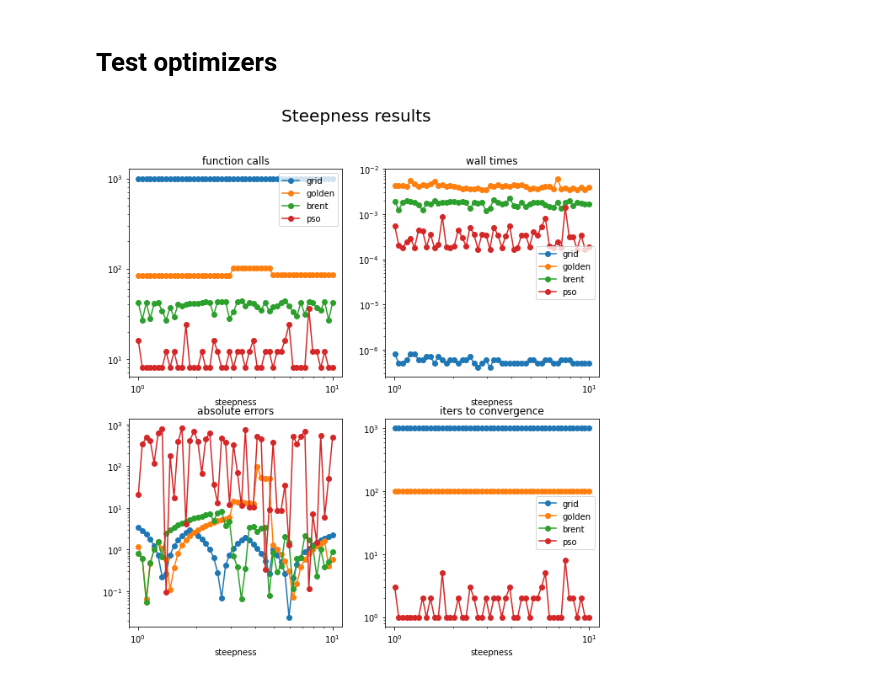
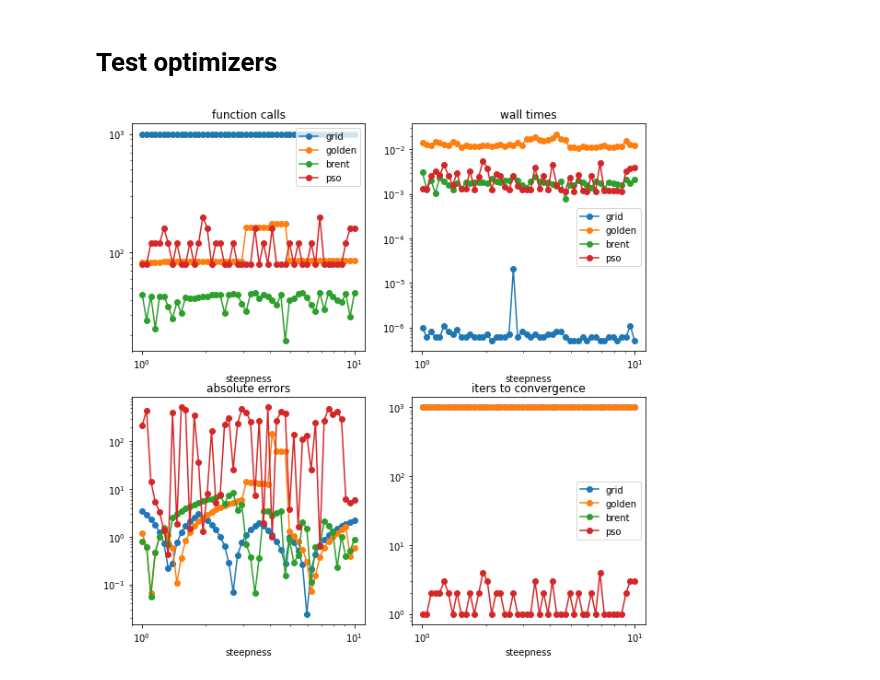
Before and after one commit to tdhoffman/gwr-optimizers, a Jupyter notebook: code/notebooks/optimizer-comparison.ipynb, the cells around one changed output. Cells and saved outputs as stored; diff of their text form; code cells hidden in the pictures.

Commit message:
almost all done, just missing results

```diff
--- a/code/notebooks/optimizer-comparison.ipynb
+++ b/code/notebooks/optimizer-comparison.ipynb
@@ -311,8 +311,8 @@ plt.show()
 # %%
 # Steepmarks. Fix hyperparams before entering loop
 bounds = (2, 1000)
-max_iter = 100
-tol = 1e-6
+max_iter = 1000
+tol = 1e-10
 steep_res = pd.DataFrame(index=['grid', 'golden', 'brent', 'pso'])
 steepnesses = np.logspace(start=1/400, stop=1, num=50)
 true_steep_min = lambda steeplvl : np.sqrt(600/steeplvl) # found from derivative
@@ -322,7 +322,7 @@ for steeplvl in steepnesses:
     grid_steep_res = my_grid(obj, bw_min=bounds[0], bw_max=bounds[1], pool=None, full=True)
     brent_steep_res = my_brent(obj, bounds=bounds, tol=tol, full=True)
     golden_steep_res = my_golden(obj, bw_min=bounds[0], bw_max=bounds[1], tol=tol, max_iter=max_iter, full=True)
-    pso_steep_res = my_pso(obj, n_particles=4, bounds=bounds, inertia_wgt=0.5, cog_coef=1, soc_coef=2, tol=tol, max_iter=max_iter, full=True)
+    pso_steep_res = my_pso(obj, n_particles=40, bounds=bounds, inertia_wgt=0.5, cog_coef=1, soc_coef=2, tol=tol, max_iter=max_iter, full=True)
 
     steep_res[f'wall_{steeplvl}'] = [grid_steep_res['wall'], golden_steep_res['wall'], brent_steep_res['wall'], pso_steep_res['wall']]
     steep_res[f'min_{steeplvl}'] = [grid_steep_res['min'], golden_steep_res['min'], brent_steep_res['min'], pso_steep_res['min']]
@@ -332,34 +332,35 @@ for steeplvl in steepnesses:
 # %%
 _, axes = plt.subplots(ncols = 2, nrows = 2, figsize=(10, 10))
 
 steep_funcalls = steep_res[[f'funcalls_{x}' for x in steepnesses]].values.T
 steep_accs = steep_res[[f'acc_{x}' for x in steepnesses]].values.T
 steep_walls = steep_res[[f'wall_{x}' for x in steepnesses]].values.T
 steep_iters = steep_res[[f'iters_{x}' for x in steepnesses]].values.T
 
 axes[0, 0].loglog(steepnesses, steep_funcalls, '-o')
 axes[0, 0].legend(steep_res.index.values)
 axes[0, 0].set_title('function calls')
 axes[0, 0].set_xlabel('steepness')
 
 axes[1, 0].loglog(steepnesses, steep_accs, '-o')
 axes[1, 0].set_title('absolute errors')
 axes[1, 0].set_xlabel('steepness')
 
 axes[0, 1].loglog(steepnesses, steep_walls, '-o')
-axes[0, 1].legend(steep_res.index.values)
+axes[0, 1].legend(steep_res.index.values, loc='right')
 axes[0, 1].set_title('wall times')
 axes[0, 1].set_xlabel('steepness')
 
 axes[1, 1].loglog(steepnesses, steep_iters, '-o')
 axes[1, 1].legend(steep_res.index.values)
 axes[1, 1].set_title('iters to convergence')
 axes[1, 1].set_xlabel('steepness')
 
-plt.suptitle('Steepness results', fontsize=20)
+# plt.suptitle('Steepness results', fontsize=20)
+plt.savefig('../../figures/steepness-res.png')
 plt.show()
 # %% [output]
-[figure, old version]
+[figure, new version]
 # %%
 # Checkmarks with noise. Fix hyperparams before entering loop
 noiselevels = np.linspace(start=0, stop=25, num=50)
```
Also changed, not shown: parts of 4 cells of this notebook, 14 other files.
